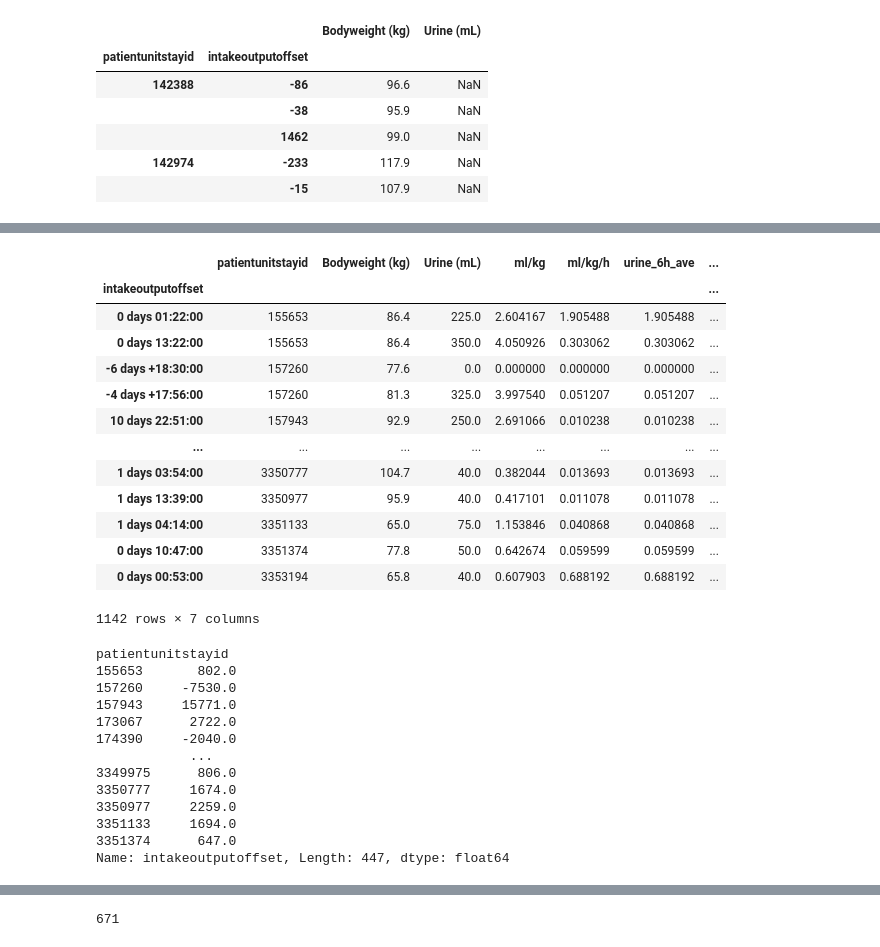
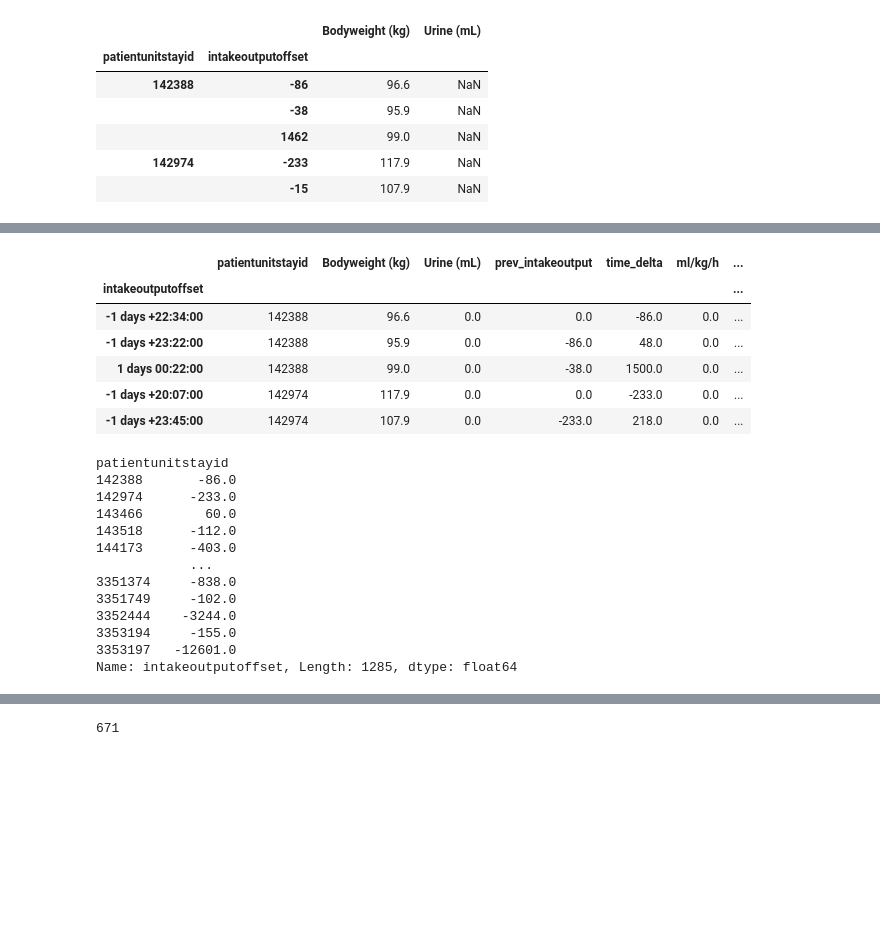
Before and after one commit to zhakhverdyan/eICU_AKIlert, a Jupyter notebook: notebooks/compare_diag_creatinine_difference.ipynb, the cells around one changed output, grey strips where cells are left out. Saved outputs shown, nothing was run; the diff lists cells and outputs as text; code cells hidden in the pictures; blank space fills up the shorter version.

```diff
--- a/notebooks/compare_diag_creatinine_difference.ipynb
+++ b/notebooks/compare_diag_creatinine_difference.ipynb
@@ -390,3 +262,0 @@ urine.head()
-# %%
-urine['ml/kg/h'] = urine['ml/kg'] / (urine['intakeoutputoffset'].abs()/60)
-urine.head()
@@ -399,0 +263,6 @@ urine.head()
+# %%
+#urine.reset_index(inplace=True)
+urine['prev_intakeoutput'] = urine.groupby(['patientunitstayid'])['intakeoutputoffset'].shift(1)
+urine.fillna(0, inplace=True)
+urine['time_delta'] = urine['intakeoutputoffset'] - urine['prev_intakeoutput']
+urine.head()
@@ -399,0 +276,6 @@ urine.head()
+# %%
+urine['ml/kg/h'] = (urine['Urine (mL)']/urine['Bodyweight (kg)']) / (urine['time_delta'].abs()/60)
+urine['intakeoutputoffset'] = pd.to_timedelta(urine['intakeoutputoffset'], unit='minute')
+urine.set_index('intakeoutputoffset', inplace=True)
+urine['urine_6h_ave'] = urine.groupby('patientunitstayid')['ml/kg/h'].apply(lambda x: x.rolling('6h').mean())
+urine.head()
@@ -425,5 +311,0 @@ urine_nonull
-# %%
-urine_nonull['intakeoutputoffset'] = pd.to_timedelta(urine_nonull['intakeoutputoffset'], unit='minute')
-urine_nonull.set_index('intakeoutputoffset', inplace=True)
-urine_nonull['urine_6h_ave'] = urine_nonull.groupby('patientunitstayid')['ml/kg/h'].apply(lambda x: x.rolling('6h').mean())
-urine_nonull.head()
@@ -448,42 +312,35 @@ See the caveats in the documentation: https://pandas.pydata.org/pandas-docs/stab
 # %%
 pd.set_option('mode.chained_assignment', None)
 urine_nonull.loc[urine_nonull['urine_6h_ave'] < 0.5, 'AKI_reached_6h'] = 1
 urine_nonull['AKI_reached_6h'].fillna(0, inplace=True)
-urine_nonull
+urine_nonull.head()
 # %% [output]
-|  | patientunitstayid | Bodyweight (kg) | Urine (mL) | ml/kg | ml/kg/h | urine_6h_ave | ... |
+|  | patientunitstayid | Bodyweight (kg) | Urine (mL) | prev_intakeoutput | time_delta | ml/kg/h | ... |
 | intakeoutputoffset |  |  |  |  |  |  | ... |
-| 0 days 01:22:00 | 155653 | 86.4 | 225.0 | 2.604167 | 1.905488 | 1.905488 | ... |
-| 0 days 13:22:00 | 155653 | 86.4 | 350.0 | 4.050926 | 0.303062 | 0.303062 | ... |
-| -6 days +18:30:00 | 157260 | 77.6 | 0.0 | 0.000000 | 0.000000 | 0.000000 | ... |
-| -4 days +17:56:00 | 157260 | 81.3 | 325.0 | 3.997540 | 0.051207 | 0.051207 | ... |
-| 10 days 22:51:00 | 157943 | 92.9 | 250.0 | 2.691066 | 0.010238 | 0.010238 | ... |
-| ... | ... | ... | ... | ... | ... | ... | ... |
-| 1 days 03:54:00 | 3350777 | 104.7 | 40.0 | 0.382044 | 0.013693 | 0.013693 | ... |
-| 1 days 13:39:00 | 3350977 | 95.9 | 40.0 | 0.417101 | 0.011078 | 0.011078 | ... |
-| 1 days 04:14:00 | 3351133 | 65.0 | 75.0 | 1.153846 | 0.040868 | 0.040868 | ... |
-| 0 days 10:47:00 | 3351374 | 77.8 | 50.0 | 0.642674 | 0.059599 | 0.059599 | ... |
-| 0 days 00:53:00 | 3353194 | 65.8 | 40.0 | 0.607903 | 0.688192 | 0.688192 | ... |
+| -1 days +22:34:00 | 142388 | 96.6 | 0.0 | 0.0 | -86.0 | 0.0 | ... |
+| -1 days +23:22:00 | 142388 | 95.9 | 0.0 | -86.0 | 48.0 | 0.0 | ... |
+| 1 days 00:22:00 | 142388 | 99.0 | 0.0 | -38.0 | 1500.0 | 0.0 | ... |
+| -1 days +20:07:00 | 142974 | 117.9 | 0.0 | 0.0 | -233.0 | 0.0 | ... |
+| -1 days +23:45:00 | 142974 | 107.9 | 0.0 | -233.0 | 218.0 | 0.0 | ... |
-1142 rows × 7 columns
 # %%
-#urine_nonull.reset_index(inplace=True)
+urine_nonull.reset_index(inplace=True)
 urine_6h = urine_nonull[urine_nonull['AKI_reached_6h']==1].groupby('patientunitstayid')['intakeoutputoffset'].first()
 urine_6h = urine_6h/pd.Timedelta('1 minute')
 urine_6h
 # %% [output]
 patientunitstayid
-155653       802.0
-157260     -7530.0
-157943     15771.0
-173067      2722.0
-174390     -2040.0
+142388       -86.0
+142974      -233.0
+143466        60.0
+143518      -112.0
+144173      -403.0
             ...
-3349975      806.0
-3350777     1674.0
-3350977     2259.0
-3351133     1694.0
-3351374      647.0
-Name: intakeoutputoffset, Length: 447, dtype: float64
+3351374     -838.0
+3351749     -102.0
+3352444    -3244.0
+3353194     -155.0
+3353197   -12601.0
+Name: intakeoutputoffset, Length: 1285, dtype: float64
 # %%
 exp6h = urine_nonull.groupby('patientunitstayid')['AKI_reached_6h'].sum()
 exp6h.value_counts()
```
Also changed, not shown: parts of 47 cells of this notebook, 7 other files.
